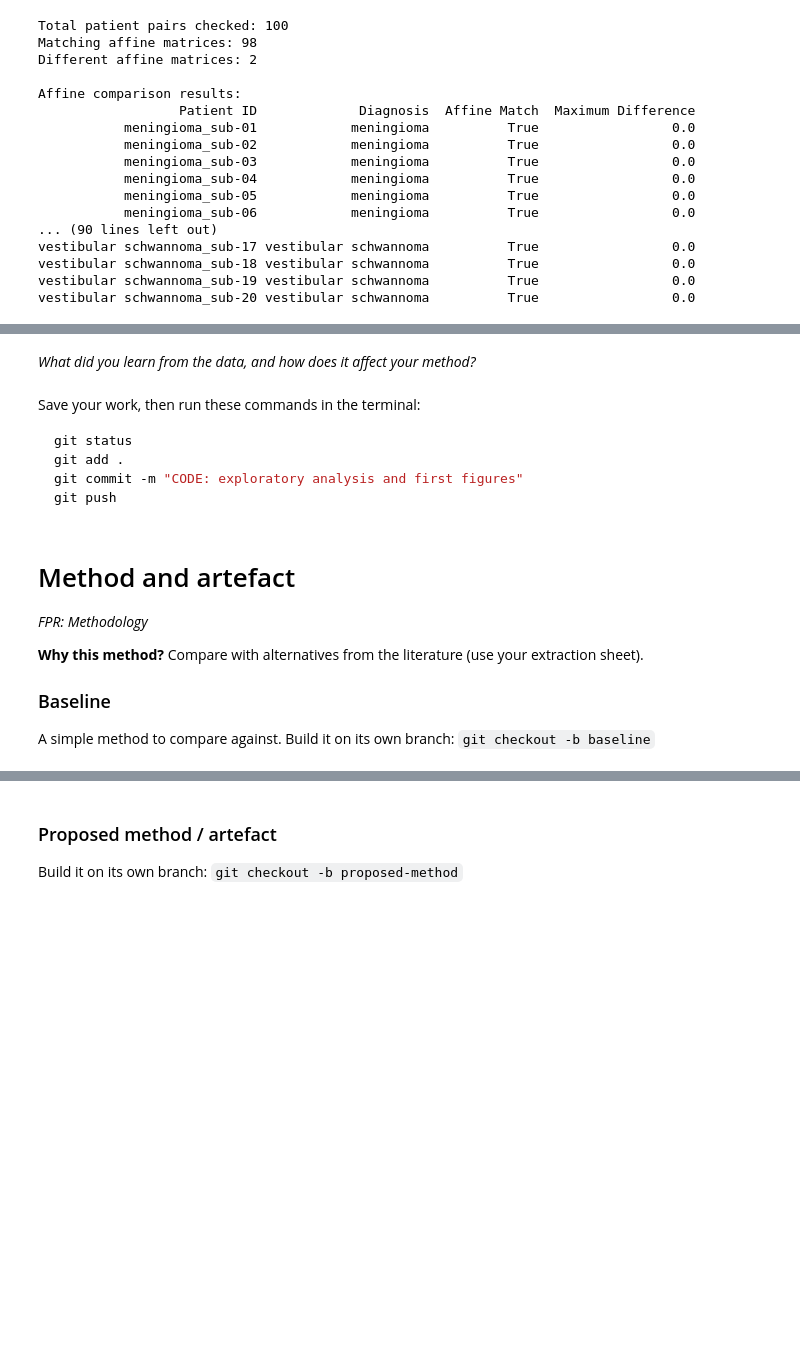
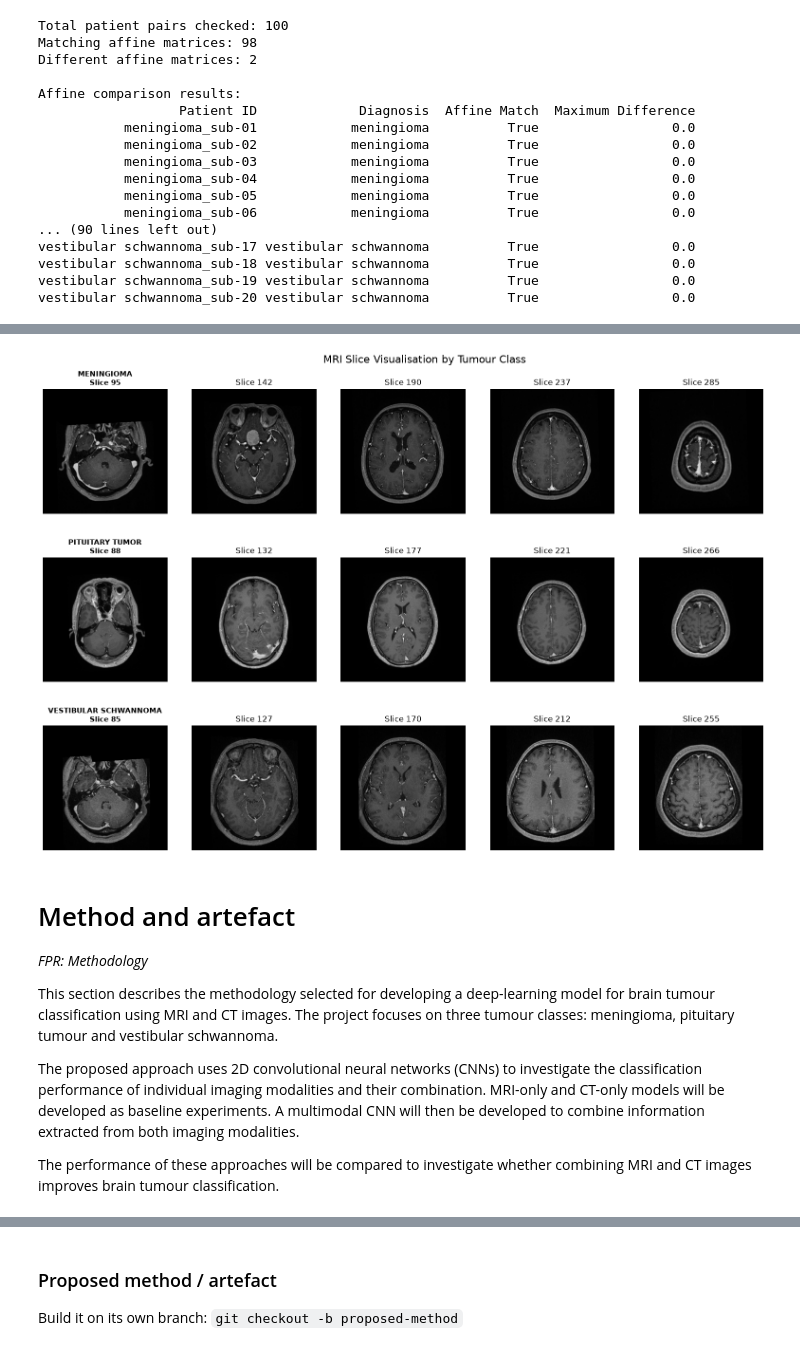
Before and after one commit to Niharika1003/msc-project-rayavarapu, a Jupyter notebook: MSC_final_project.ipynb, the cells around one changed output, grey strips where cells are left out. Cells and saved outputs as stored; diff of their text form; code cells hidden in the pictures; blank space fills up the shorter version.

Commit message:
Complete dataset preparation, EDA and MRI-only CNN baseline

````diff
--- a/MSC_final_project.ipynb
+++ b/MSC_final_project.ipynb
@@ -868,21 +1229,65 @@ vestibular schwannoma_sub-20 vestibular schwannoma          True
+# %%
+selected_patients = [
+    "meningioma_sub-01",
+    "pituitary tumor_sub-01",
+    "vestibular schwannoma_sub-01"
+]
+
+fig, axes = plt.subplots(3, 5, figsize=(18, 12))
+
+for i, patient_id in enumerate(selected_patients):
+
+    patient_data = mri_slices_df[
+        mri_slices_df["Patient ID"] == patient_id
+    ]
+
+    diagnosis = patient_data["Diagnosis"].iloc[0]
+
+    for j, (_, row) in enumerate(patient_data.iterrows()):
+
+        axes[i, j].imshow(
+            row["Image"].T,
+            cmap="gray",
+            origin="lower"
+        )
+
+        axes[i, j].set_title(
+            f"Slice {row['Slice Index']}"
+        )
+
+        axes[i, j].axis("off")
+
+    # Add tumour class label above the first image
+    axes[i, 0].set_title(
+        f"{diagnosis.upper()}\nSlice {patient_data.iloc[0]['Slice Index']}",
+        fontsize=11,
+        fontweight="bold"
+    )
+
+fig.suptitle(
+    "MRI Slice Visualisation by Tumour Class",
+    fontsize=16
+)
+
+plt.subplots_adjust(
+    left=0.05,
+    top=0.92,
+    hspace=0.35,
+    wspace=0.15
+)
+
+plt.show()
+# %% [output]
+[figure, added]
 # %%
 # plots and summary statistics; save useful figures for the report, e.g.
 # fig, ax = plt.subplots(); ...; fig.savefig(FIG_DIR / "eda_class_balance.png", dpi=300, bbox_inches="tight")
-# %% [markdown]
-*What did you learn from the data, and how does it affect your method?*
-# %% [markdown]
-Save your work, then run these commands in the terminal:
-```bash
-git status
-git add .
-git commit -m "CODE: exploratory analysis and first figures"
-git push
-```
 # %% [markdown]
 # Method and artefact
 *FPR: Methodology*
 
-**Why this method?** Compare with alternatives from the literature (use your extraction sheet).
+This section describes the methodology selected for developing a deep-learning model for brain tumour classification using MRI and CT images. The project focuses on three tumour classes: meningioma, pituitary tumour and vestibular schwannoma.
 
-### Baseline
-A simple method to compare against. Build it on its own branch: `git checkout -b baseline`
+The proposed approach uses 2D convolutional neural networks (CNNs) to investigate the classification performance of individual imaging modalities and their combination. MRI-only and CT-only models will be developed as baseline experiments. A multimodal CNN will then be developed to combine information extracted from both imaging modalities.
+
+The performance of these approaches will be compared to investigate whether combining MRI and CT images improves brain tumour classification.
````
Also changed, not shown: parts of 45 cells of this notebook.
